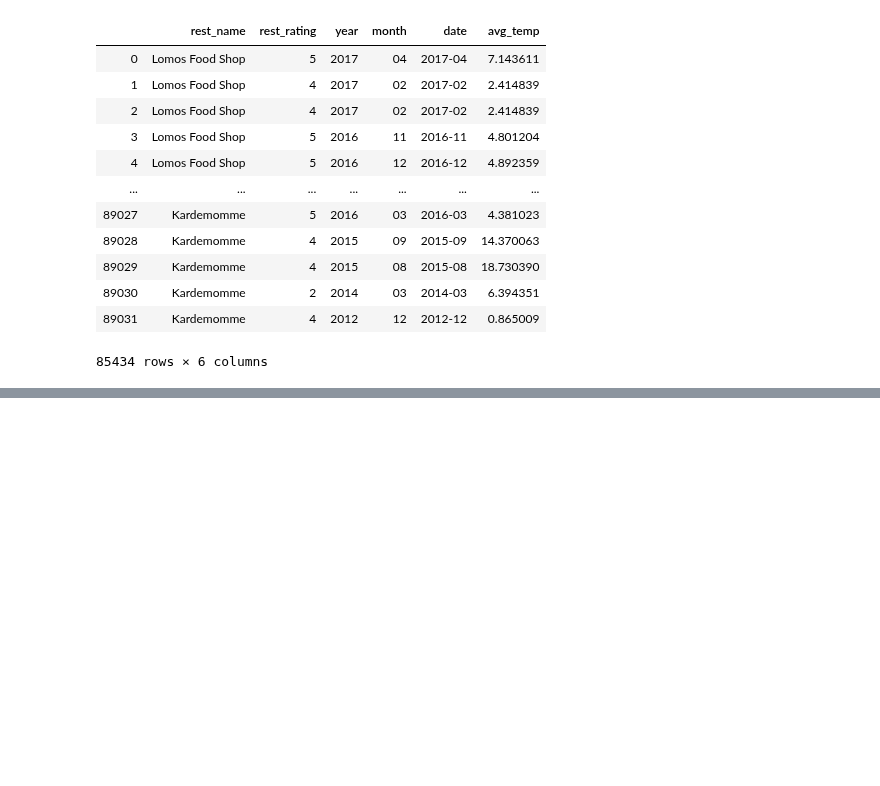
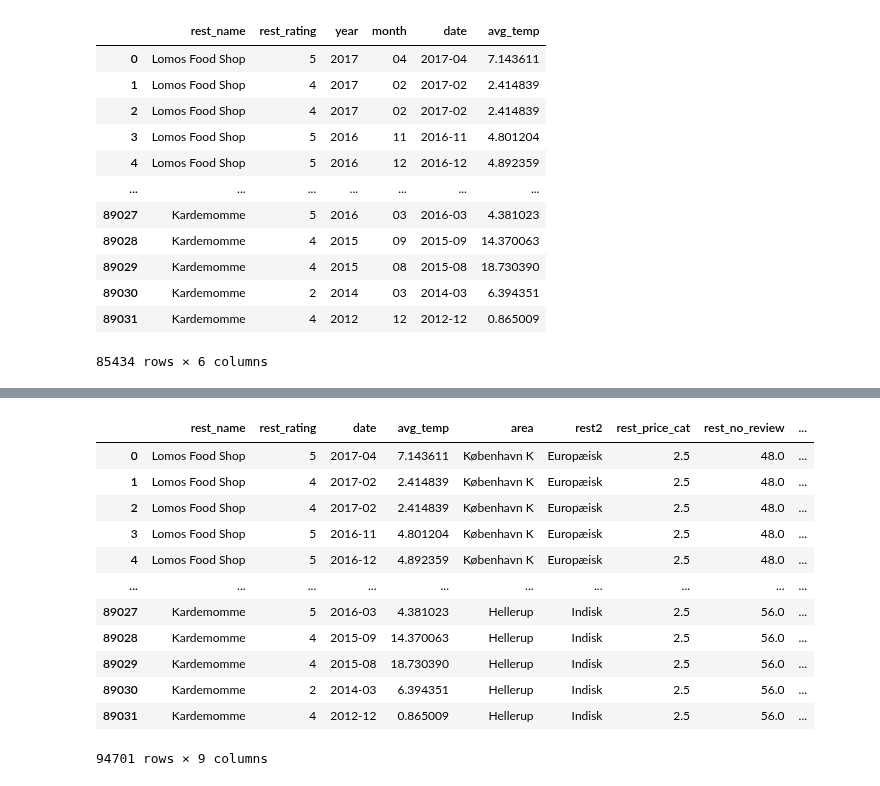
Before and after one commit to annarenneke/Group19, a Jupyter notebook: EXAM/FINAL DATASET.ipynb, the cells around one changed output, grey strips where cells are left out. Cells and saved outputs as stored; diff of their text form; code cells hidden in the pictures; blank space fills up the shorter version.

```diff
--- a/EXAM/FINAL DATASET.ipynb
+++ b/EXAM/FINAL DATASET.ipynb
@@ -65,0 +100,18 @@ df
+# %%
+df2 = df.loc[: , ['rest_name' , 'rest_rating' , 'date' , 'avg_temp','area','rest2','rest_price_cat','rest_no_review','rest_rating_aggr']]
+# %%
+df2
+# %% [output]
+|  | rest_name | rest_rating | date | avg_temp | area | rest2 | rest_price_cat | rest_no_review | ... |
+| 0 | Lomos Food Shop | 5 | 2017-04 | 7.143611 | København K | Europæisk | 2.5 | 48.0 | ... |
+| 1 | Lomos Food Shop | 4 | 2017-02 | 2.414839 | København K | Europæisk | 2.5 | 48.0 | ... |
+| 2 | Lomos Food Shop | 4 | 2017-02 | 2.414839 | København K | Europæisk | 2.5 | 48.0 | ... |
+| 3 | Lomos Food Shop | 5 | 2016-11 | 4.801204 | København K | Europæisk | 2.5 | 48.0 | ... |
+| 4 | Lomos Food Shop | 5 | 2016-12 | 4.892359 | København K | Europæisk | 2.5 | 48.0 | ... |
+| ... | ... | ... | ... | ... | ... | ... | ... | ... | ... |
+| 89027 | Kardemomme | 5 | 2016-03 | 4.381023 | Hellerup | Indisk | 2.5 | 56.0 | ... |
+| 89028 | Kardemomme | 4 | 2015-09 | 14.370063 | Hellerup | Indisk | 2.5 | 56.0 | ... |
+| 89029 | Kardemomme | 4 | 2015-08 | 18.730390 | Hellerup | Indisk | 2.5 | 56.0 | ... |
+| 89030 | Kardemomme | 2 | 2014-03 | 6.394351 | Hellerup | Indisk | 2.5 | 56.0 | ... |
+| 89031 | Kardemomme | 4 | 2012-12 | 0.865009 | Hellerup | Indisk | 2.5 | 56.0 | ... |
+94701 rows × 9 columns
```
Also changed, not shown: parts of 4 cells of this notebook, 5 other files.
